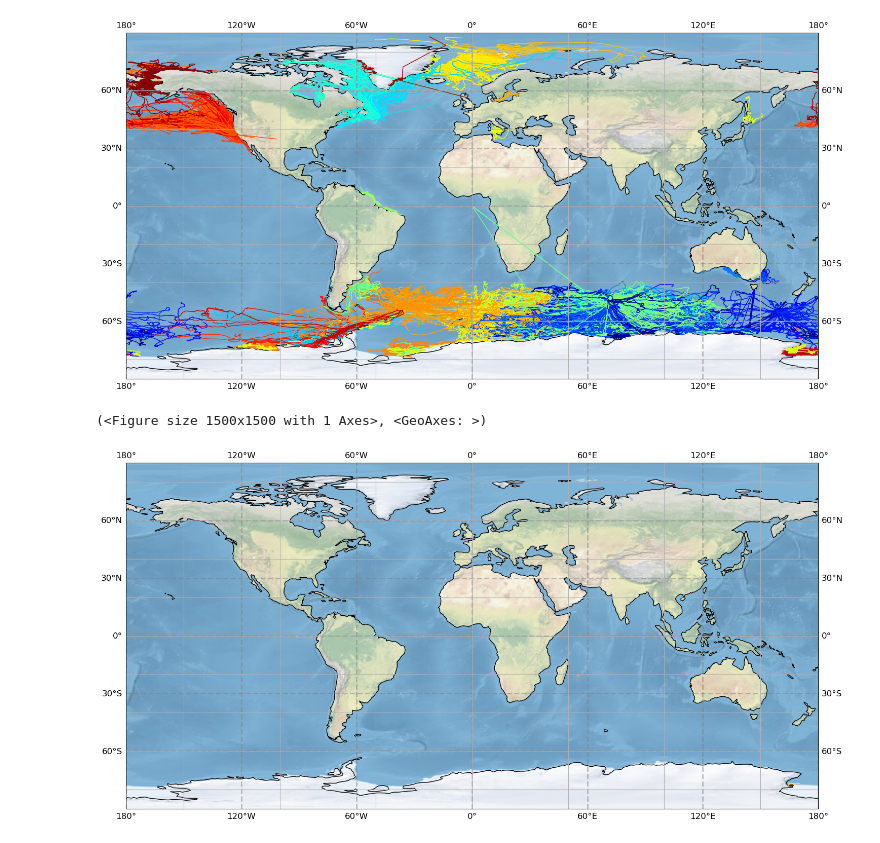
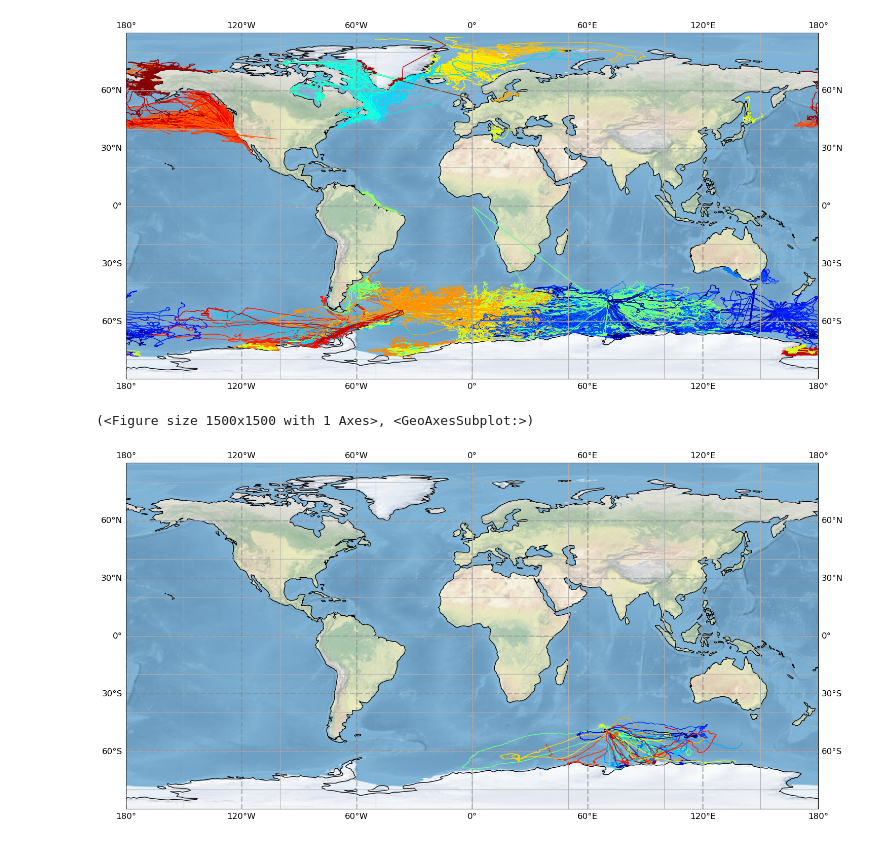
Before and after one commit to fabien-roquet/MEOP_process, a Jupyter notebook: python/tutorial_info_deployment.ipynb, the cells around one changed output. Saved outputs shown, nothing was run; the diff lists cells and outputs as text; code cells hidden in the pictures.

Commit message:
fix meop_process

```diff
--- a/python/tutorial_info_deployment.ipynb
+++ b/python/tutorial_info_deployment.ipynb
@@ -29,14 +29,14 @@ meop_plot_data.plot_map_deployments(lprofiles,legend=False)
 (<Figure size 1500x1500 with 1 Axes>, <GeoAxes: >)
 [figure]
 # %%
-deployment = 'ct119'
+deployment = 'ct164'
 lprofiles = lprofiles.loc[lprofiles.DEPLOYMENT_CODE==deployment].copy()
 ltags, ldeployments = meop_metadata.list_tags_deployments_from_profiles(lprofiles)
 # %%
-meop_plot_data.plot_map_deployments(lprofiles,legend=False)
+meop_plot_data.plot_map_deployments(lprofiles,namefig='ct164',legend=False)
 # %% [output]
-(<Figure size 1500x1500 with 1 Axes>, <GeoAxes: >)
+(<Figure size 1500x1500 with 1 Axes>, <GeoAxesSubplot:>)
-[figure, old version]
+[figure, new version]
 # %%
 reload(meop)
 reload(meop_plot_data)
```
Also changed, not shown: parts of 1 cell of this notebook, 3 other files.
